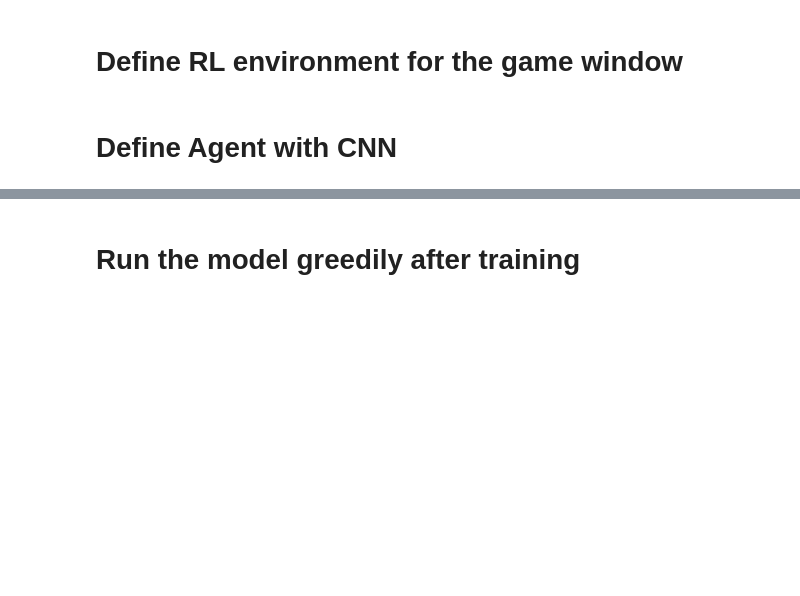
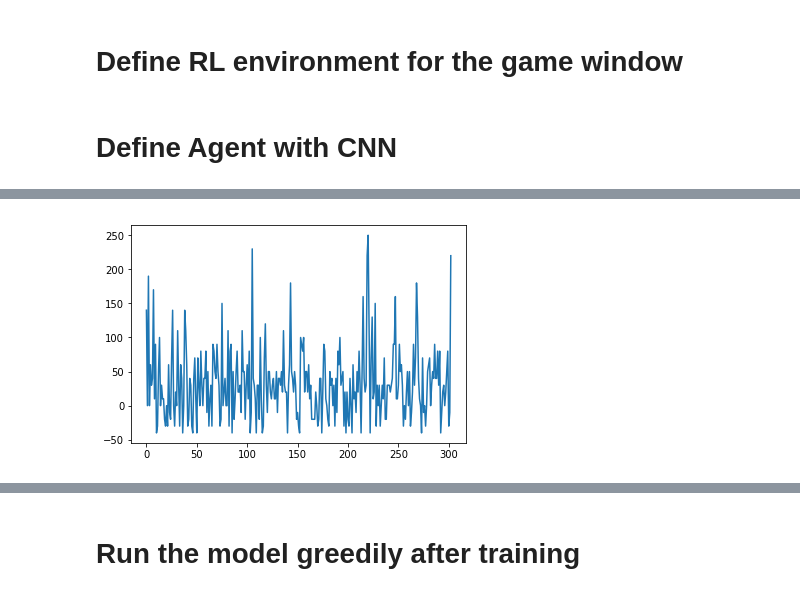
Before and after one commit to bbukaty/CoNBot, a Jupyter notebook: runAgent.ipynb, the cells around one changed output, grey strips where cells are left out. Cells and saved outputs as stored; diff of their text form; code cells hidden in the pictures; blank space fills up the shorter version.

```diff
--- a/runAgent.ipynb
+++ b/runAgent.ipynb
@@ -219,13 +239,13 @@ time.sleep(4) # activate the game window during this
 for i_episode in range(800):
     state = env.reset()
     t, timeSinceReward, totalReward = 0, 0, 0
-    while timeSinceReward < 100:  # Don't infinite loop while learning
+    while timeSinceReward < 50:  # Don't infinite loop while learning
         action = agent.sampleAction(state, verbose=(t%100==0))
         state, reward, done = env.step(action)
         if reward != 0:
             timeSinceReward = 0
             totalReward += reward
-            print("Got reward {}.".format(reward))
+#             print("Got reward {}.".format(reward))
         agent.rewards.append(reward)
         aborted = win32gui.GetWindowText(win32gui.GetForegroundWindow()) != windowName
         if aborted or done:
@@ -237,12 +257,11 @@ for i_episode in range(800):
         break
 
     print('finishing episode...')
-    running_reward = running_reward * 0.95 + t * 0.05
+    running_reward = running_reward * 0.95 + totalReward * 0.05
     agent.finishEpisode()
     rewardsOverTime.append(totalReward)
 
-
+    print('Episode {}\tLast reward: {:5d}\tAverage reward: {:.2f}'.format(
+            i_episode, totalReward, running_reward))
     if i_episode % log_interval == 0:
-        print('Episode {}\tLast reward: {:5d}\tAverage reward: {:.2f}'.format(
-            i_episode, totalReward, running_reward))
-        torch.save(agent.cloningCNN.state_dict(), "models/PG_preinit/{}.pt".format(i_episode))
+        torch.save(agent.model.state_dict(), "models/PG_deeperquads_nopre/{}.pt".format(i_episode))
@@ -249,7 +286,9 @@ for i_episode in range(800):
 # %%
 plt.plot(rewardsOverTime)
-plt.axis([0, 135, -40, 200])
+# plt.axis([0, 135, -40, 200])
 plt.show()
+# %% [output]
+[figure, added]
 # %%
 avgs = []
 N = 25
```
Also changed, not shown: parts of 10 cells of this notebook, 4 other files.
